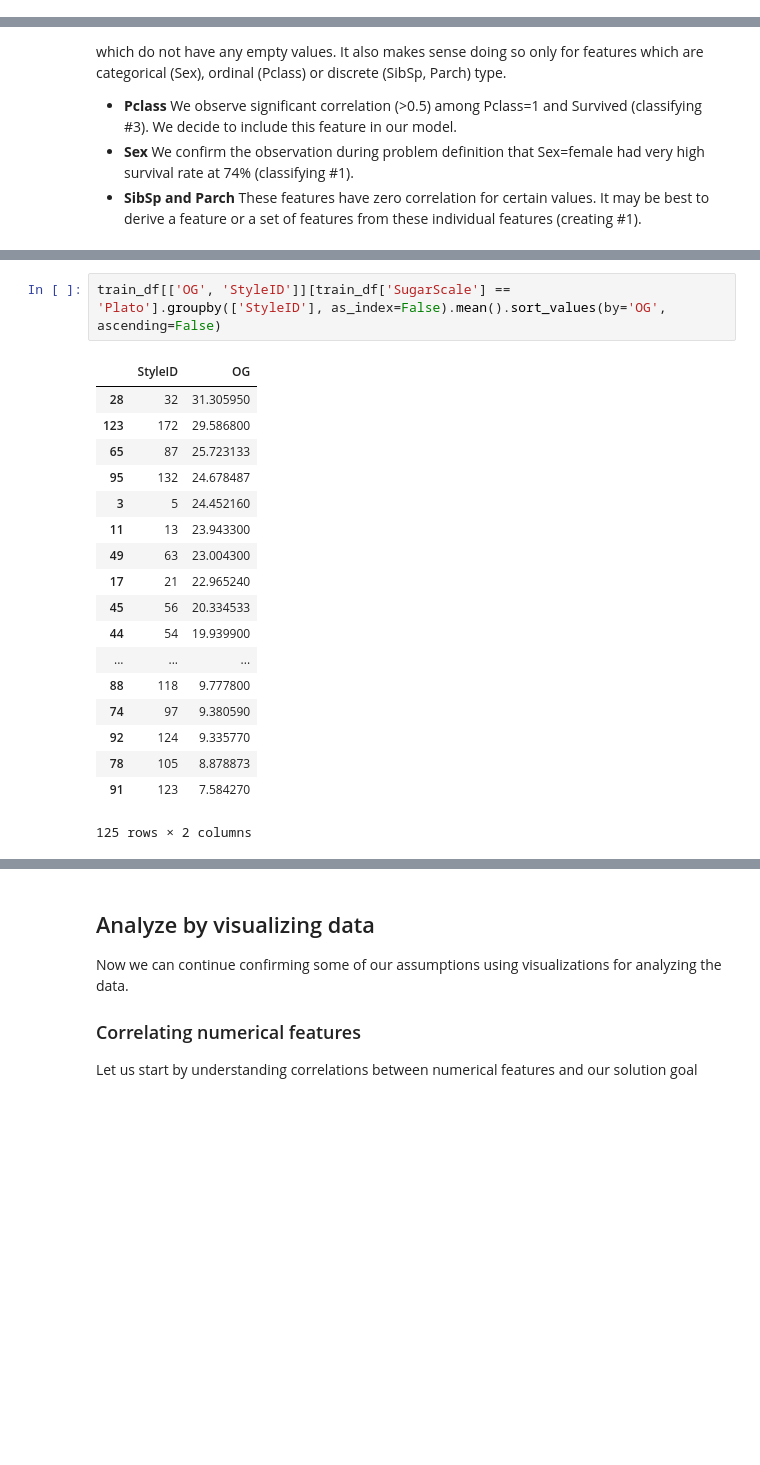
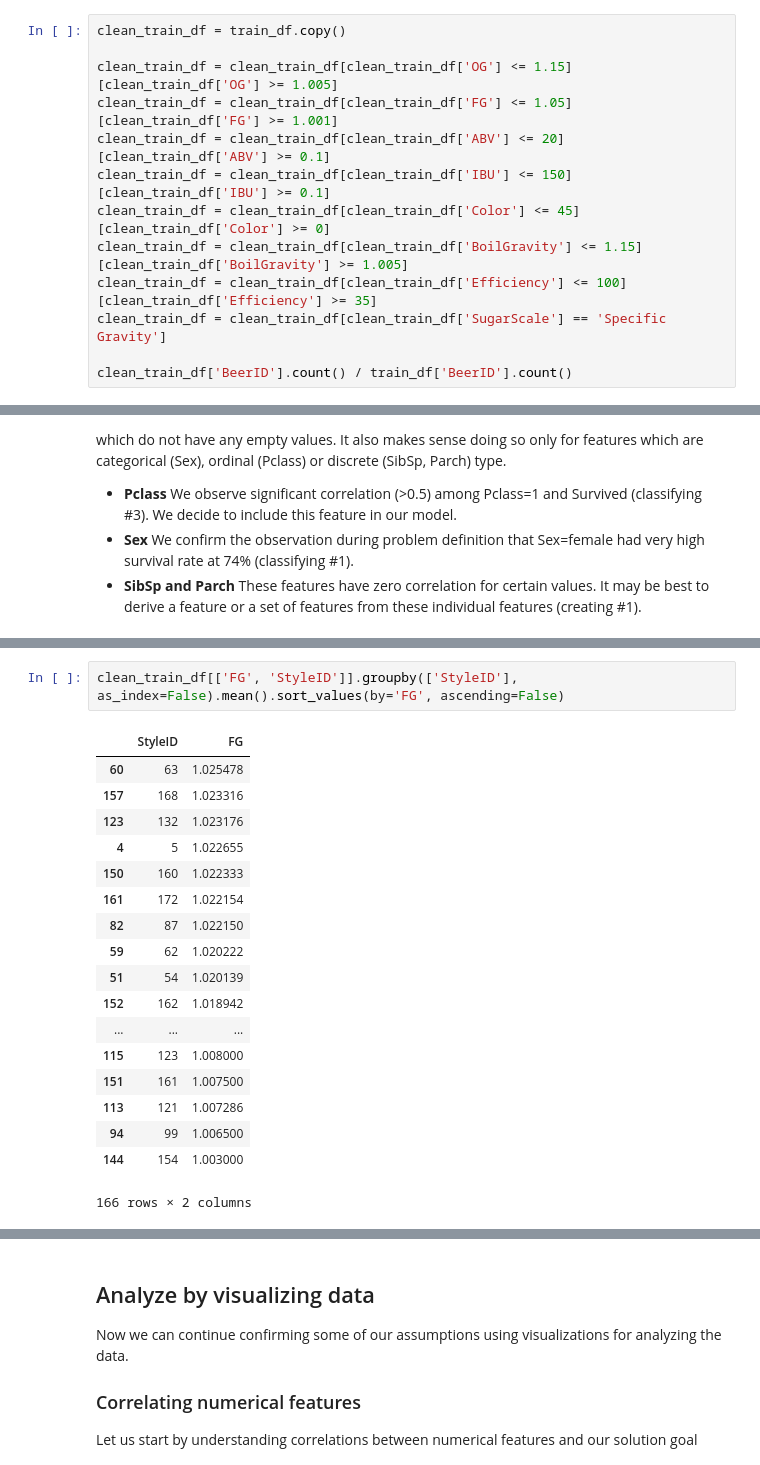
Before and after one commit to enikolas/brewer-machine-learning, a Jupyter notebook: notebook/notebook.ipynb, the cells around one changed output, grey strips where cells are left out. Cells and saved outputs as stored; diff of their text form; blank space fills up the shorter version.

Commit message:
Clean up the train and test data with out range values

```diff
--- a/notebook/notebook.ipynb
+++ b/notebook/notebook.ipynb
@@ -305,0 +253,13 @@ train_df.describe(include=['O'])
+# %%
+clean_train_df = train_df.copy()
+
+clean_train_df = clean_train_df[clean_train_df['OG'] <= 1.15][clean_train_df['OG'] >= 1.005]
+clean_train_df = clean_train_df[clean_train_df['FG'] <= 1.05][clean_train_df['FG'] >= 1.001]
+clean_train_df = clean_train_df[clean_train_df['ABV'] <= 20][clean_train_df['ABV'] >= 0.1]
+clean_train_df = clean_train_df[clean_train_df['IBU'] <= 150][clean_train_df['IBU'] >= 0.1]
+clean_train_df = clean_train_df[clean_train_df['Color'] <= 45][clean_train_df['Color'] >= 0]
+clean_train_df = clean_train_df[clean_train_df['BoilGravity'] <= 1.15][clean_train_df['BoilGravity'] >= 1.005]
+clean_train_df = clean_train_df[clean_train_df['Efficiency'] <= 100][clean_train_df['Efficiency'] >= 35]
+clean_train_df = clean_train_df[clean_train_df['SugarScale'] == 'Specific Gravity']
+
+clean_train_df['BeerID'].count() / train_df['BeerID'].count()
@@ -370,22 +347,22 @@ train_df[['OG', 'StyleID']][train_df['SugarScale'] == 'Specific Gravity'].groupb
 # %%
-train_df[['OG', 'StyleID']][train_df['SugarScale'] == 'Plato'].groupby(['StyleID'], as_index=False).mean().sort_values(by='OG', ascending=False)
+clean_train_df[['FG', 'StyleID']].groupby(['StyleID'], as_index=False).mean().sort_values(by='FG', ascending=False)
 # %% [output]
-|  | StyleID | OG |
-| 28 | 32 | 31.305950 |
-| 123 | 172 | 29.586800 |
-| 65 | 87 | 25.723133 |
-| 95 | 132 | 24.678487 |
-| 3 | 5 | 24.452160 |
-| 11 | 13 | 23.943300 |
-| 49 | 63 | 23.004300 |
-| 17 | 21 | 22.965240 |
-| 45 | 56 | 20.334533 |
-| 44 | 54 | 19.939900 |
+|  | StyleID | FG |
+| 60 | 63 | 1.025478 |
+| 157 | 168 | 1.023316 |
+| 123 | 132 | 1.023176 |
+| 4 | 5 | 1.022655 |
+| 150 | 160 | 1.022333 |
+| 161 | 172 | 1.022154 |
+| 82 | 87 | 1.022150 |
+| 59 | 62 | 1.020222 |
+| 51 | 54 | 1.020139 |
+| 152 | 162 | 1.018942 |
 | ... | ... | ... |
-| 88 | 118 | 9.777800 |
-| 74 | 97 | 9.380590 |
-| 92 | 124 | 9.335770 |
-| 78 | 105 | 8.878873 |
-| 91 | 123 | 7.584270 |
+| 115 | 123 | 1.008000 |
+| 151 | 161 | 1.007500 |
+| 113 | 121 | 1.007286 |
+| 94 | 99 | 1.006500 |
+| 144 | 154 | 1.003000 |
-125 rows × 2 columns
+166 rows × 2 columns
 # %%
```
Also changed, not shown: parts of 19 cells of this notebook.
